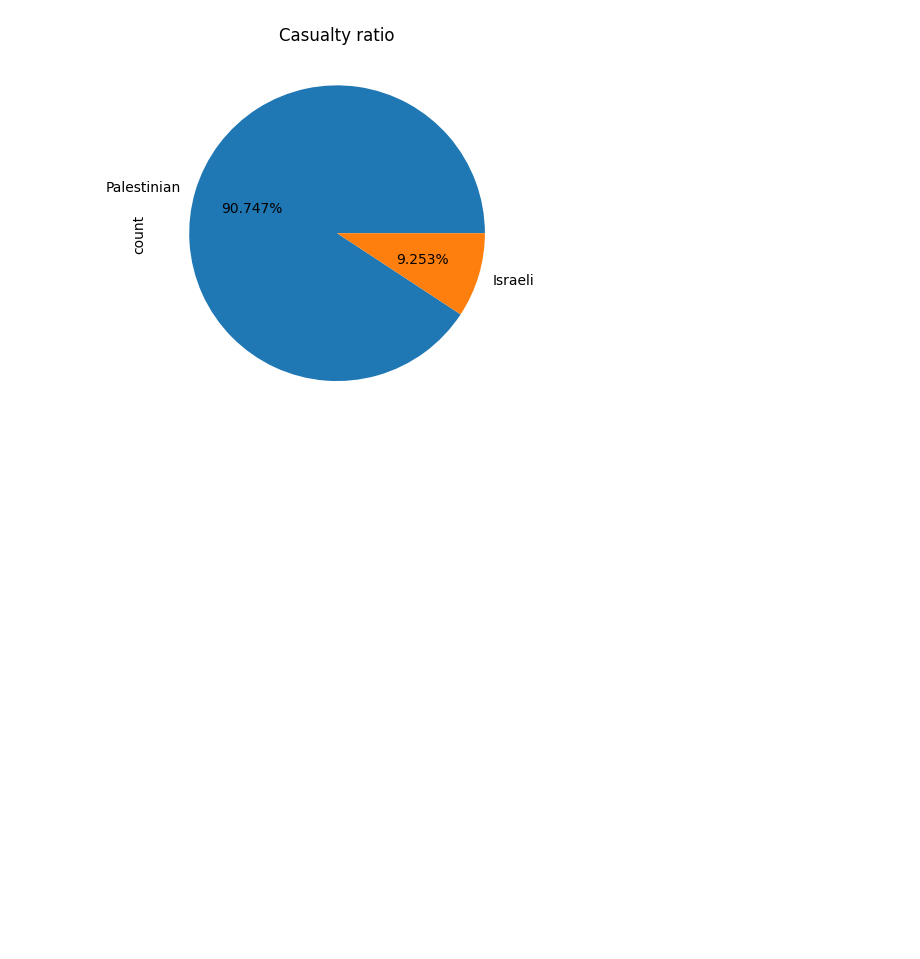
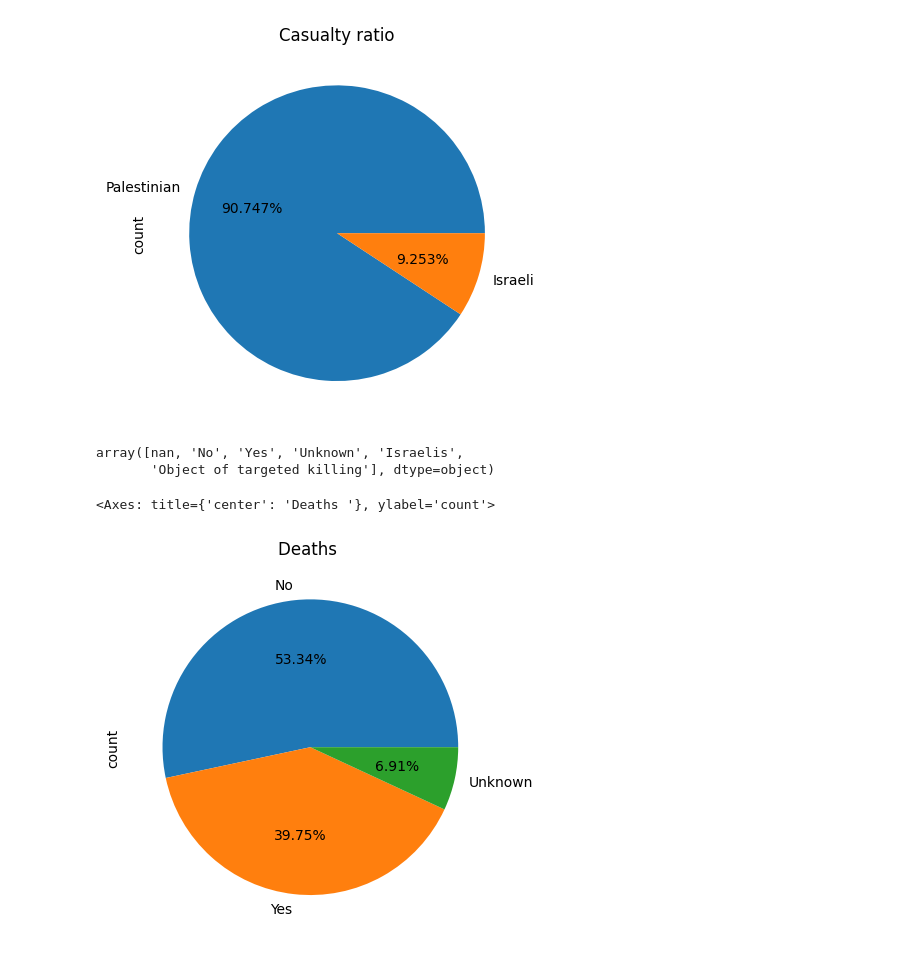
Before and after one commit to PeleKempf/Probable-Garbanzo, a Jupyter notebook: Workin.ipynb, the cells around one changed output. Drawn from its saved outputs; the diff is of its cells as text; code cells hidden in the pictures; blank space fills up the shorter version.

```diff
--- a/Workin.ipynb
+++ b/Workin.ipynb
@@ -29,4 +29,12 @@ Casualty_ratio.plot(kind = 'pie', title = 'Casualty ratio', autopct = '%.3f%%')
 <Axes: title={'center': 'Casualty ratio'}, ylabel='count'>
 [figure]
 # %%
-Casualties['hostile']
+Casualties['hostile'].unique()
+# %% [output]
+array([nan, 'No', 'Yes', 'Unknown', 'Israelis',
+       'Object of targeted killing'], dtype=object)
+# %%
+Casualties[(Casualties['hostile'] ==  'No') | (Casualties['hostile'] == 'Yes') | (Casualties['hostile'] == 'Unknown')]['hostile'].value_counts().plot(kind = 'pie', autopct = '%.2f%%', title = 'Deaths ')
+# %% [output]
+<Axes: title={'center': 'Deaths '}, ylabel='count'>
+[figure, added]
```
